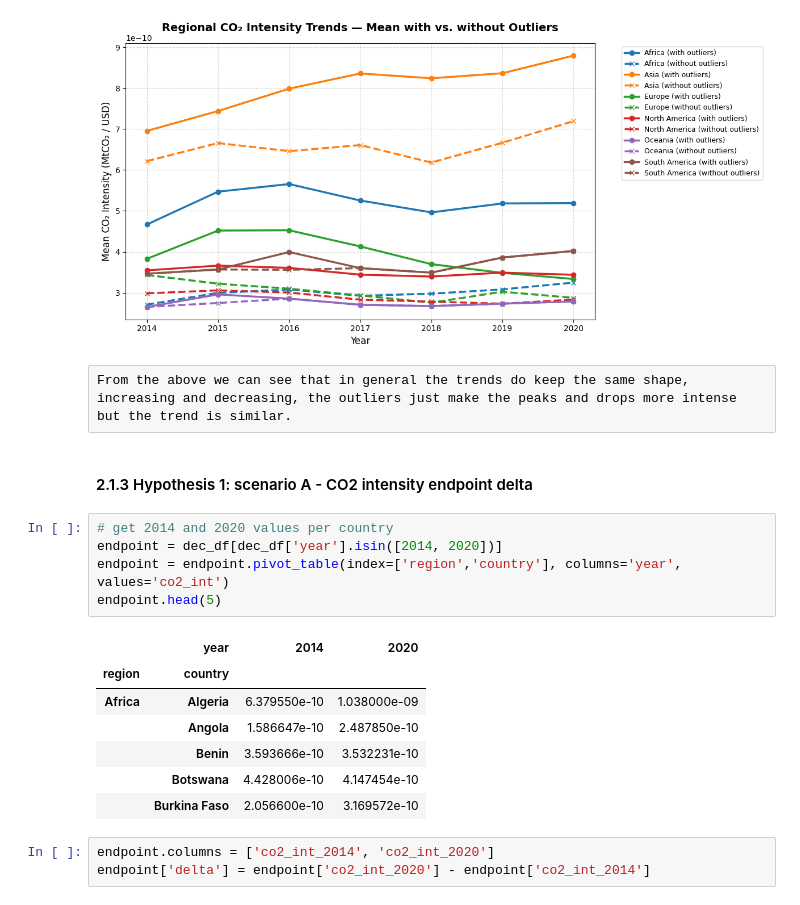
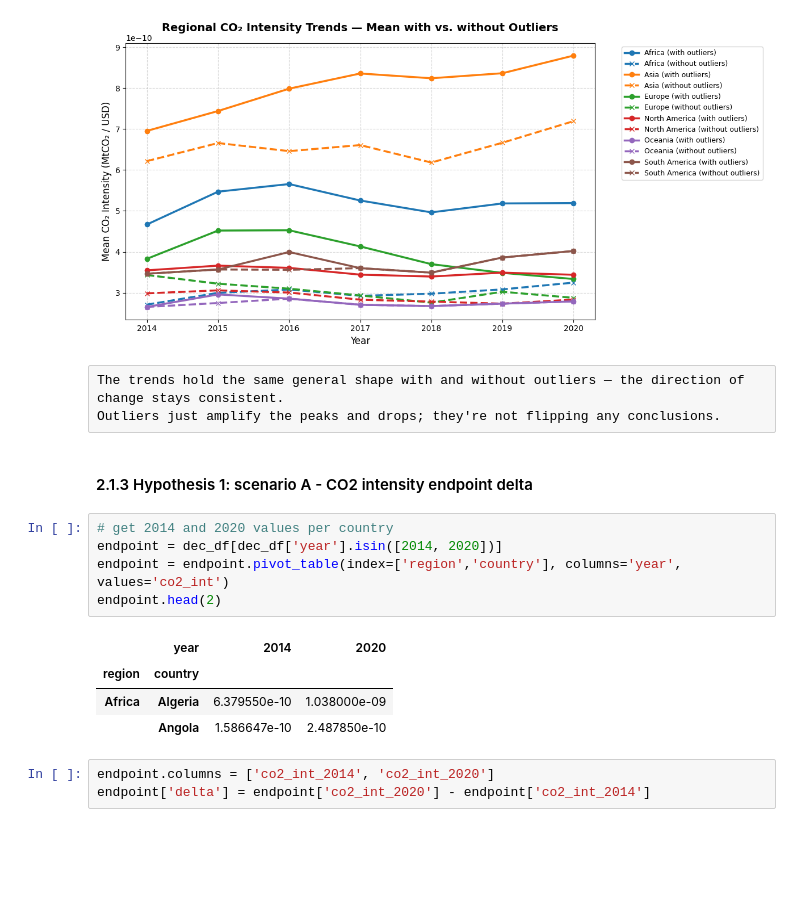
Before and after one commit to cadiyubu/first_project, a Jupyter notebook: notebooks/eda_hypothesis_testing_Diana.ipynb, the cells around one changed output. Saved outputs shown, nothing was run; the diff lists cells and outputs as text; blank space fills up the shorter version.

```diff
--- a/notebooks/eda_hypothesis_testing_Diana.ipynb
+++ b/notebooks/eda_hypothesis_testing_Diana.ipynb
@@ -355,23 +337,21 @@ plt.show()
 # %% [output]
 [figure]
 # %% [raw]
-From the above we can see that in general the trends do keep the same shape, increasing and decreasing, the outliers just make the peaks and drops more intense but the trend is similar.
+The trends hold the same general shape with and without outliers — the direction of change stays consistent.
+Outliers just amplify the peaks and drops; they're not flipping any conclusions.
 # %% [markdown]
 
 #### 2.1.3 Hypothesis 1: scenario A - CO2 intensity endpoint delta
 # %%
 # get 2014 and 2020 values per country
 endpoint = dec_df[dec_df['year'].isin([2014, 2020])]
 endpoint = endpoint.pivot_table(index=['region','country'], columns='year', values='co2_int')
-endpoint.head(5)
+endpoint.head(2)
 # %% [output]
 |  | year | 2014 | 2020 |
 | region | country |  |  |
 | Africa | Algeria | 6.379550e-10 | 1.038000e-09 |
 |  | Angola | 1.586647e-10 | 2.487850e-10 |
-|  | Benin | 3.593666e-10 | 3.532231e-10 |
-|  | Botswana | 4.428006e-10 | 4.147454e-10 |
-|  | Burkina Faso | 2.056600e-10 | 3.169572e-10 |
 # %%
 endpoint.columns = ['co2_int_2014', 'co2_int_2020']
 endpoint['delta'] = endpoint['co2_int_2020'] - endpoint['co2_int_2014']
```
Also changed, not shown: parts of 39 cells of this notebook, 4 other files.
